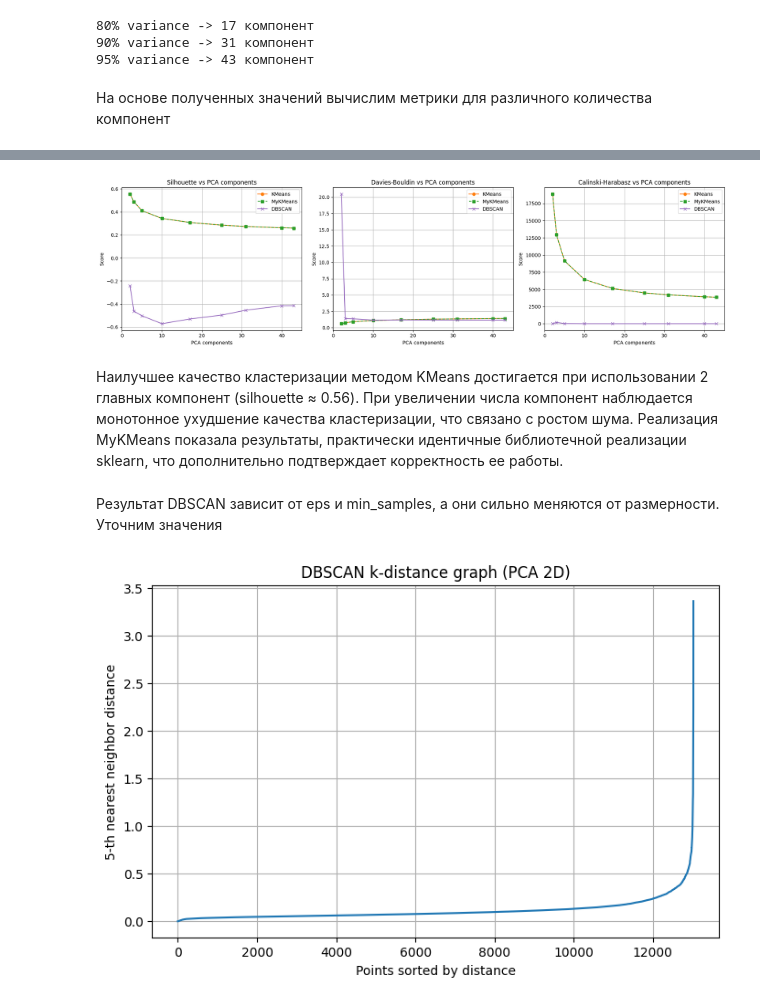
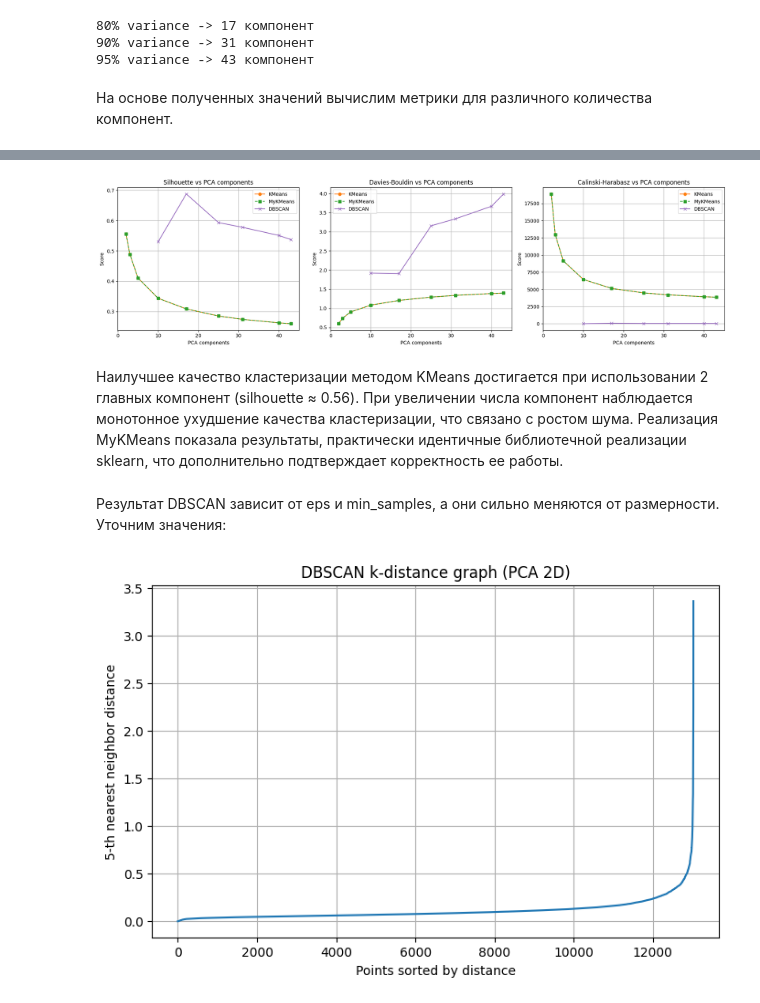
Before and after one commit to sofyak0zyreva/ml-course, a Jupyter notebook: homework/task6.ipynb, the cells around one changed output, grey strips where cells are left out. Saved outputs shown, nothing was run; the diff lists cells and outputs as text; code cells hidden in the pictures.

```diff
--- a/homework/task6.ipynb
+++ b/homework/task6.ipynb
@@ -343,6 +289,4 @@ print(dict(zip(unique, counts)))
 # %%
-from sklearn.cluster import KMeans
-
 scores = []
 
 for k in k_values:
@@ -361,7 +305,7 @@ for k in k_values:
 best_k = k_values[np.argmax(scores)]
 print("Лучшее k:", best_k)
 
-kmeans = KMeans(n_clusters=3, init = 'k-means++', random_state=42)
+kmeans_algo = KMeans(n_clusters=3, init = 'k-means++', random_state=42)
 # %% [output]
 Для n_clusters = 2 silhouette score : 0.1936947983803666
 Для n_clusters = 3 silhouette score : 0.24835677429196076
@@ -456,5 +398,5 @@ Name: 21, dtype: float64
 # %%
-dbscan = DBSCAN(eps=10.0, min_samples=10, n_jobs=-1)
+dbscan_algo = DBSCAN(eps=10.0, min_samples=10, n_jobs=-1)
 # %% [markdown]
 ### Сравнение качества моделей
 # %%
@@ -491,6 +426,9 @@ def evaluate_model(name, model, X, y_true):
   * ~ 0 → случайно
   * < 0 → хуже случайного
 # %%
+my_kmeans = my_kmeans_algo
+kmeans = kmeans_algo
+dbscan = dbscan_algo
 evaluate_model("MyKMeans", my_kmeans, X, y_true)
 evaluate_model("KMeans", kmeans, X, y_true)
 evaluate_model("DBSCAN", dbscan, X, y_true)
@@ -556,7 +492,7 @@ for threshold in [0.8, 0.9, 0.95]:
 90% variance -> 31 компонент
 95% variance -> 43 компонент
 # %% [markdown]
-На основе полученных значений вычислим метрики для различного количества компонент
+На основе полученных значений вычислим метрики для различного количества компонент.
 # %%
 components_list = [2, 3, 5, 10, 17, 25, 31, 40, 43]
 
@@ -579,11 +515,11 @@ for n in components_list:
 
     labels_kmeans = kmeans.fit_predict(X_pca)
 
-    my_kmeans = MyKMeans(n_clusters=3)
     my_kmeans.fit(X_pca)
     labels_my_kmeans = my_kmeans.labels_
 
     labels_db = dbscan.fit_predict(X_pca)
+
     pca_results.append({
         "n_components": n,
         "kmeans": evaluate(X_pca, labels_kmeans),
@@ -604,62 +540,62 @@ for r in pca_results:
 {'n_components': 40, 'kmeans': {'silhouette': 0.26247977132025857, 'davies_bouldin': 1.3848220577714365, 'calinski_harabasz': 3933.508421492276}, 'my_kmeans': {'silhouette': 0.2624423480310951, 'davie ...
 {'n_components': 43, 'kmeans': {'silhouette': 0.25961335154795373, 'davies_bouldin': 1.3974958261326103, 'calinski_harabasz': 3866.6389796859653}, 'my_kmeans': {'silhouette': 0.25959280704106563, 'dav ...
 # %%
-n_vals = [r["n_components"] for r in results]
+n_vals = [r["n_components"] for r in pca_results]
 
 metrics = {
     "Silhouette": {
         "KMeans": [r["kmeans"]["silhouette"] for r in pca_results],
         "MyKMeans": [r["my_kmeans"]["silhouette"] for r in pca_results],
-        "DBSCAN": [r["dbscan"]["silhouette"] for r in pca_results],
+        "DBSCAN": [r["dbscan"]["silhouette"] if r["dbscan"] else None for r in pca_results],
         "ylabel": "Score",
         "best": "max"
     },
     "Davies-Bouldin": {
         "KMeans": [r["kmeans"]["davies_bouldin"] for r in pca_results],
         "MyKMeans": [r["my_kmeans"]["davies_bouldin"] for r in pca_results],
-        "DBSCAN": [r["dbscan"]["davies_bouldin"] for r in pca_results],
+        "DBSCAN": [r["dbscan"]["davies_bouldin"] if r["dbscan"] else None for r in pca_results],
         "ylabel": "Score",
         "best": "min"
     },
     "Calinski-Harabasz": {
         "KMeans": [r["kmeans"]["calinski_harabasz"] for r in pca_results],
         "MyKMeans": [r["my_kmeans"]["calinski_harabasz"] for r in pca_results],
-        "DBSCAN": [r["dbscan"]["calinski_harabasz"] for r in pca_results],
+        "DBSCAN": [r["dbscan"]["calinski_harabasz"] if r["dbscan"] else None for r in pca_results],
         "ylabel": "Score",
         "best": "max"
     }
 }
 
 colors = {"KMeans": "tab:orange", "MyKMeans": "tab:green", "DBSCAN": "tab:purple"}
 markers = {"KMeans": "o", "MyKMeans": "s", "DBSCAN": "x"}
 linestyles = {"KMeans": "-", "MyKMeans": "--", "DBSCAN": "-"}
 
 fig, axes = plt.subplots(1, 3, figsize=(18, 5))
 
 for ax, (metric_name, metric_data) in zip(axes, metrics.items()):
     for algo in ["KMeans", "MyKMeans", "DBSCAN"]:
         ax.plot(
             n_vals,
             metric_data[algo],
             label=algo,
             color=colors[algo],
             marker=markers[algo],
             linestyle=linestyles[algo]
         )
     ax.set_title(f"{metric_name} vs PCA components")
     ax.set_xlabel("PCA components")
     ax.set_ylabel(metric_data["ylabel"])
     ax.legend()
     ax.grid()
 
 plt.tight_layout()
 plt.show()
 # %% [output]
-[figure, old version]
+[figure, new version]
 # %% [markdown]
 Наилучшее качество кластеризации методом KMeans достигается при использовании 2 главных компонент (silhouette ≈ 0.56).
 При увеличении числа компонент наблюдается монотонное ухудшение качества кластеризации, что связано с ростом шума.
 Реализация MyKMeans показала результаты, практически идентичные библиотечной реализации sklearn, что дополнительно подтверждает корректность ее работы.
 # %% [markdown]
-Результат DBSCAN зависит от eps и min_samples, а они сильно меняются от размерности. Уточним значения
+Результат DBSCAN зависит от eps и min_samples, а они сильно меняются от размерности. Уточним значения:
 # %%
```
Also changed, not shown: parts of 39 cells of this notebook.
